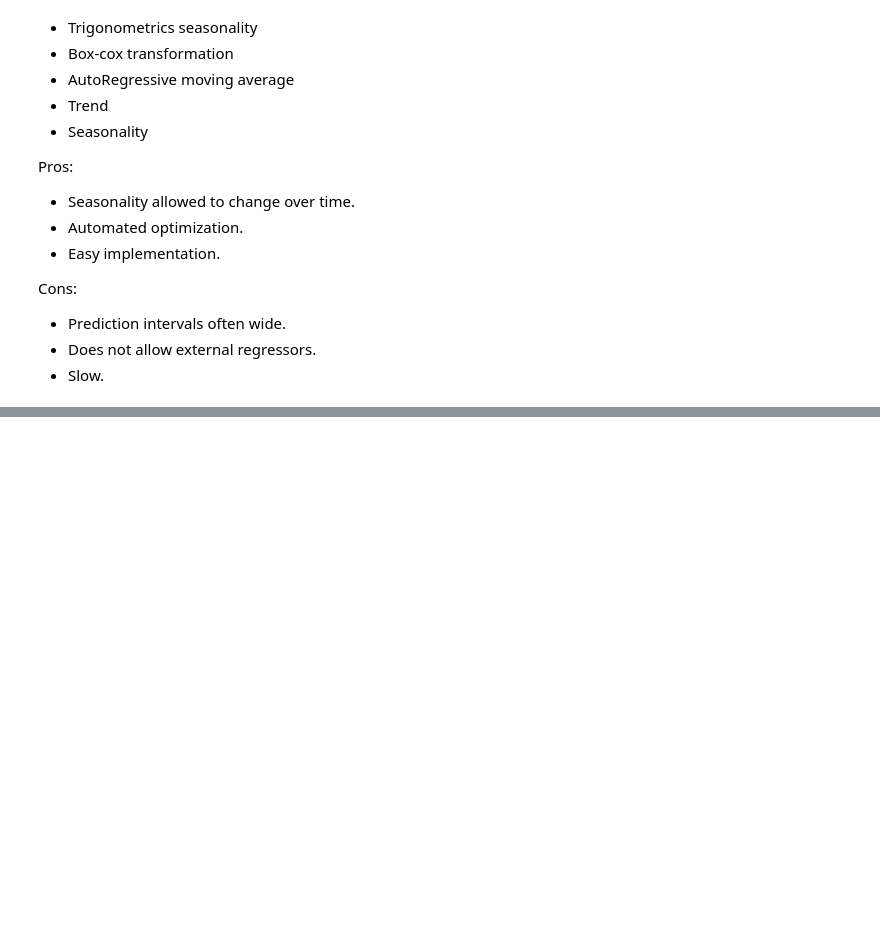
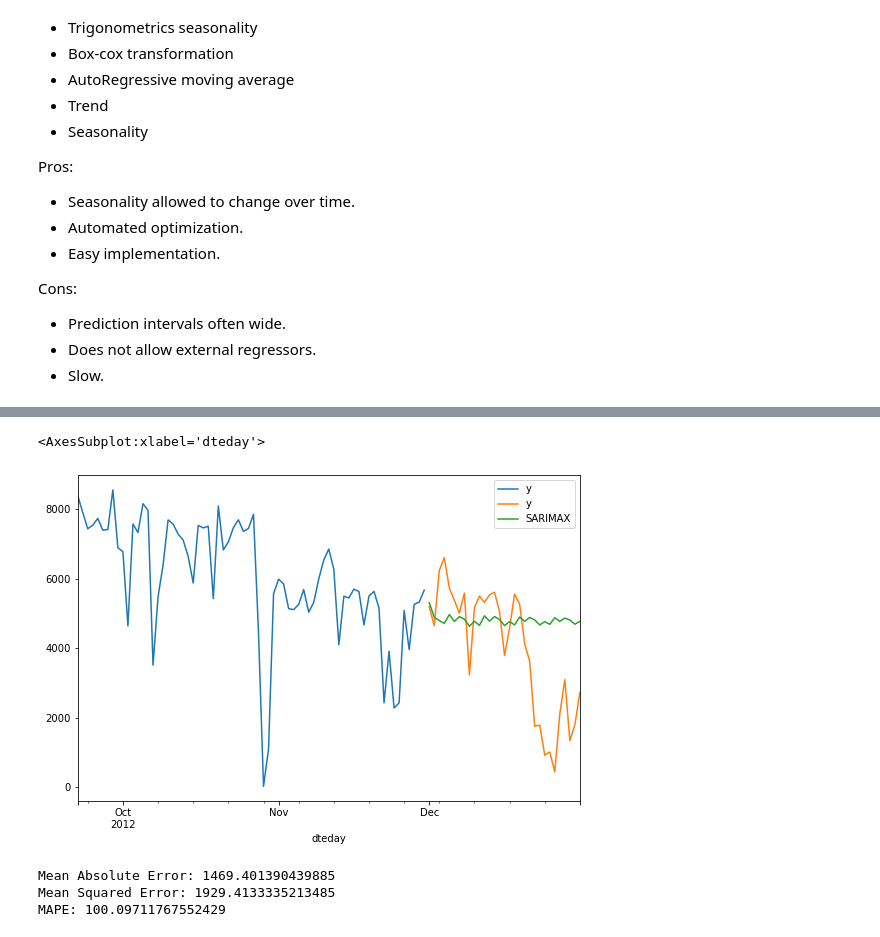
Before and after one commit to faGH/fa.intelligence.notebooks, a Jupyter notebook: labs/timeseries/forecasting_models_and_time_series.ipynb, the cells around one changed output, grey strips where cells are left out. Cells and saved outputs as stored; diff of their text form; code cells hidden in the pictures; blank space fills up the shorter version.

```diff
--- a/labs/timeseries/forecasting_models_and_time_series.ipynb
+++ b/labs/timeseries/forecasting_models_and_time_series.ipynb
@@ -213,0 +236,12 @@ model = model.fit(training_set.close)
+# %%
+# Exogenous Variables (External regressors - moving seasonality, events outside company control as well as company events)
+train_exog = training_set.iloc[:,1:]
+test_exog = test_set.iloc[:,1:]
+# %%
+model = auto_arima(
+    y=training_set.y,
+    x= train_exog,
+    m=7,
+    seasonal=True,
+    stepwise=False # when theres tons of data to optimize through.
+)
@@ -213,0 +274,9 @@ model = model.fit(training_set.close)
+# %%
+# Predictions
+predictions_sarimax = pd.Series(model.predict(
+    n_periods=test_hours,
+    x=test_exog
+)).rename('SARIMAX')
+predictions_sarimax.index = test_set.index
+
+predictions_sarimax.head()
@@ -214,10 +291,17 @@ model = model.fit(training_set.close)
 # %%
 # Visualization
 last_count_training_data_to_visualize = -(round(len(training_set)/10))
-training_set['close'][last_count_training_data_to_visualize:].plot(figsize=(9,6), legend=True)
-test_set['close'].plot(legend=True)
-predictions_tbats.plot(legend=True)
+training_set['y'][last_count_training_data_to_visualize:].plot(figsize=(9,6), legend=True)
+test_set['y'].plot(legend=True)
+predictions_sarimax.plot(legend=True)
+# %% [output]
+<AxesSubplot:xlabel='dteday'>
+[figure, added]
 # %%
-print(f'Mean Absolute Error: {mean_absolute_error(test_set.close, predictions_tbats)}')
-print(f'Mean Squared Error: {np.sqrt(mean_squared_error(test_set.close, predictions_tbats))}')
-print(f'MAPE: {mape(test_set.close, predictions_tbats)}')
+print(f'Mean Absolute Error: {mean_absolute_error(test_set.y, predictions_sarimax)}')
+print(f'Mean Squared Error: {np.sqrt(mean_squared_error(test_set.y, predictions_sarimax))}')
+print(f'MAPE: {mape(test_set.y, predictions_sarimax)}')
+# %% [output]
+Mean Absolute Error: 1469.401390439885
+Mean Squared Error: 1929.4133335213485
+MAPE: 100.09711767552429
```
Also changed, not shown: parts of 22 cells of this notebook, 1 other file.
